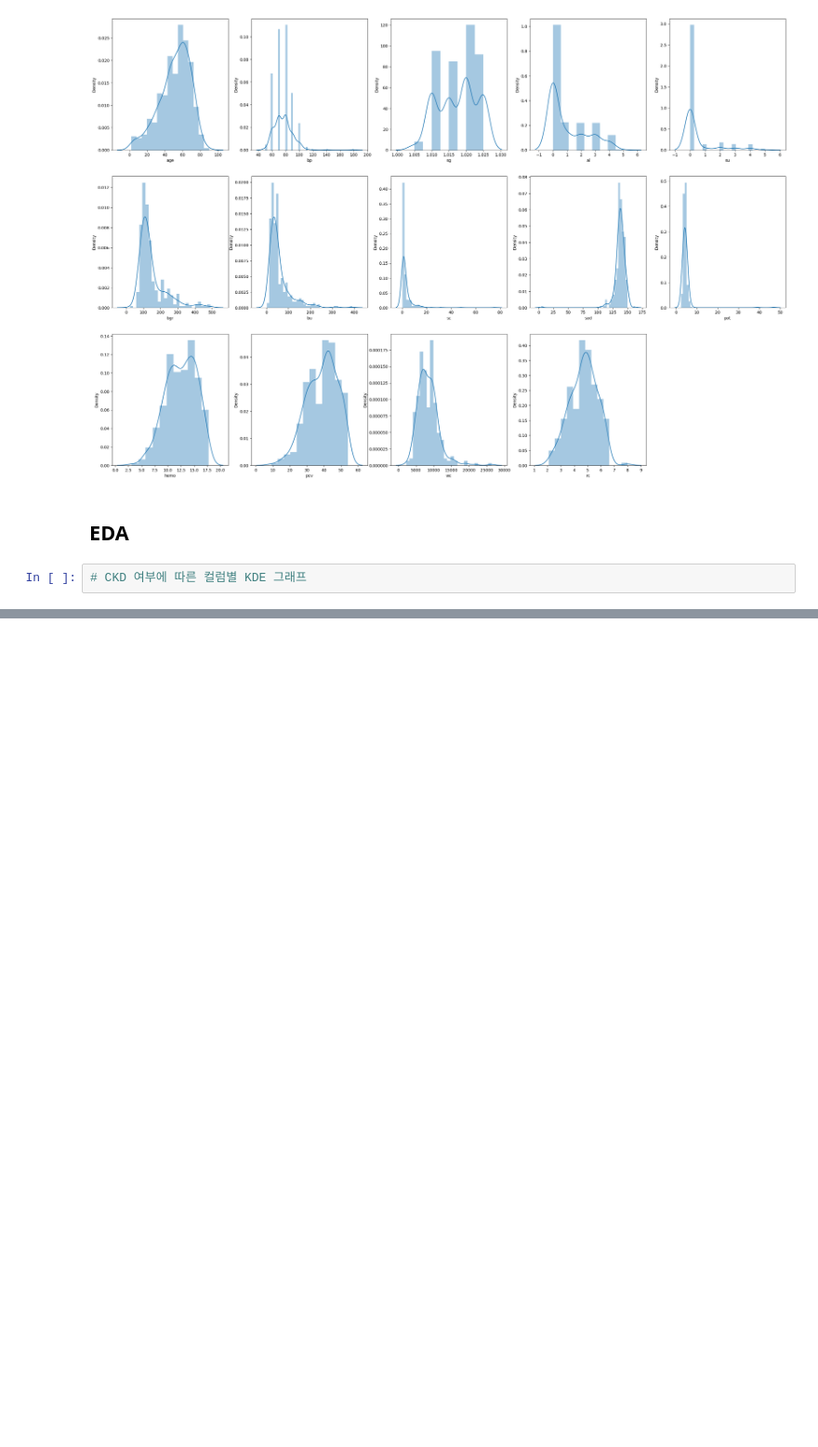
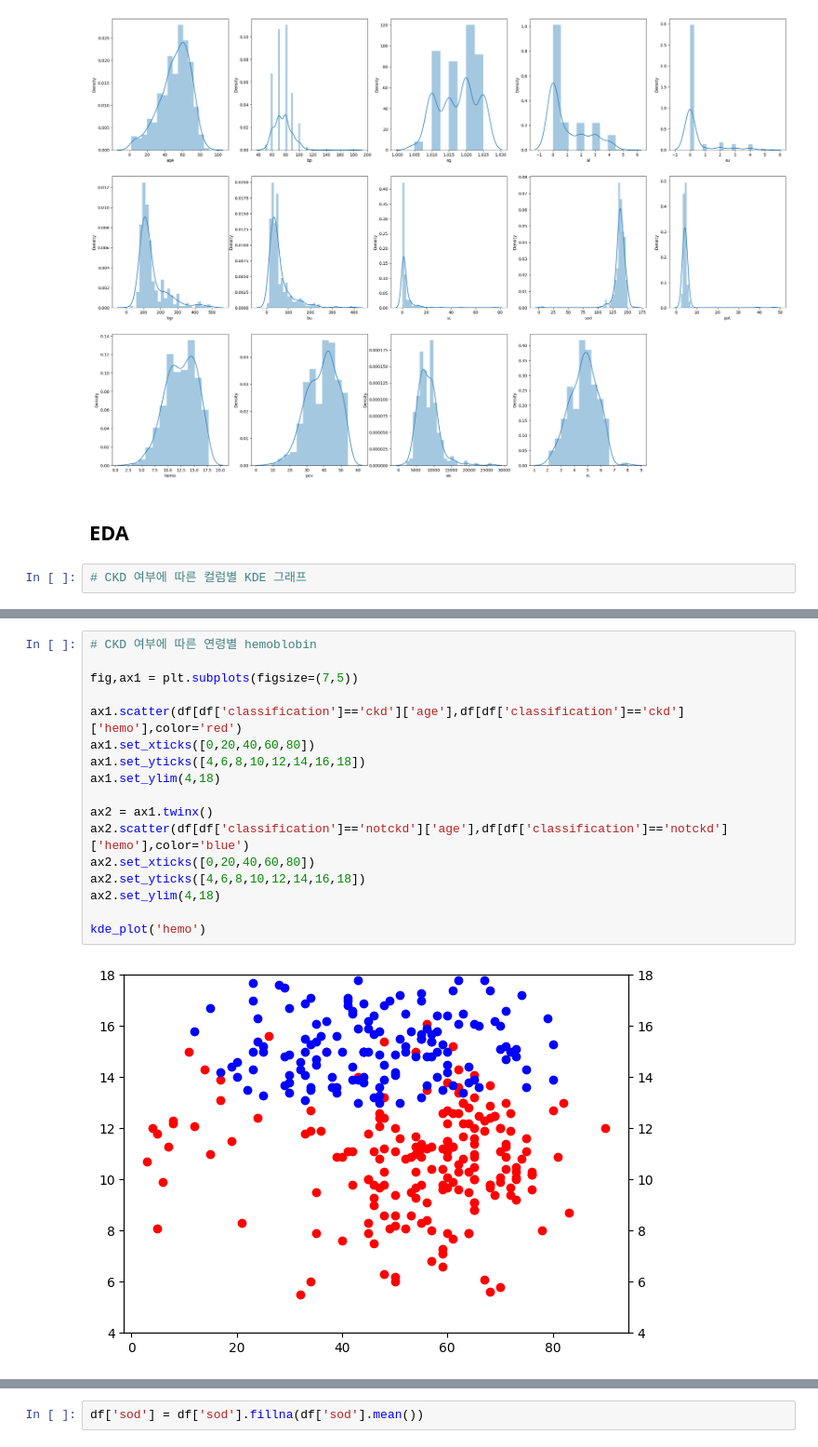
Before and after one commit to cutepuppy2024/Kidney-Project, a Jupyter notebook: ckd_analysis_2nd.ipynb, the cells around one changed output, grey strips where cells are left out. Shown at 93% size. Saved outputs shown, nothing was run; the diff lists cells and outputs as text; blank space fills up the shorter version.

```diff
--- a/ckd_analysis_2nd.ipynb
+++ b/ckd_analysis_2nd.ipynb
@@ -371,0 +411,19 @@ This will become an error in seaborn v0.14.0; please update your code.
+# %%
+# CKD 여부에 따른 연령별 hemoblobin
+
+fig,ax1 = plt.subplots(figsize=(7,5))
+
+ax1.scatter(df[df['classification']=='ckd']['age'],df[df['classification']=='ckd']['hemo'],color='red')
+ax1.set_xticks([0,20,40,60,80])
+ax1.set_yticks([4,6,8,10,12,14,16,18])
+ax1.set_ylim(4,18)
+
+ax2 = ax1.twinx()
+ax2.scatter(df[df['classification']=='notckd']['age'],df[df['classification']=='notckd']['hemo'],color='blue')
+ax2.set_xticks([0,20,40,60,80])
+ax2.set_yticks([4,6,8,10,12,14,16,18])
+ax2.set_ylim(4,18)
+
+kde_plot('hemo')
+# %% [output]
+[figure, added]
@@ -371,0 +431,2 @@ This will become an error in seaborn v0.14.0; please update your code.
+# %%
+df['sod'] = df['sod'].fillna(df['sod'].mean())
```
Also changed, not shown: parts of 22 cells of this notebook.
